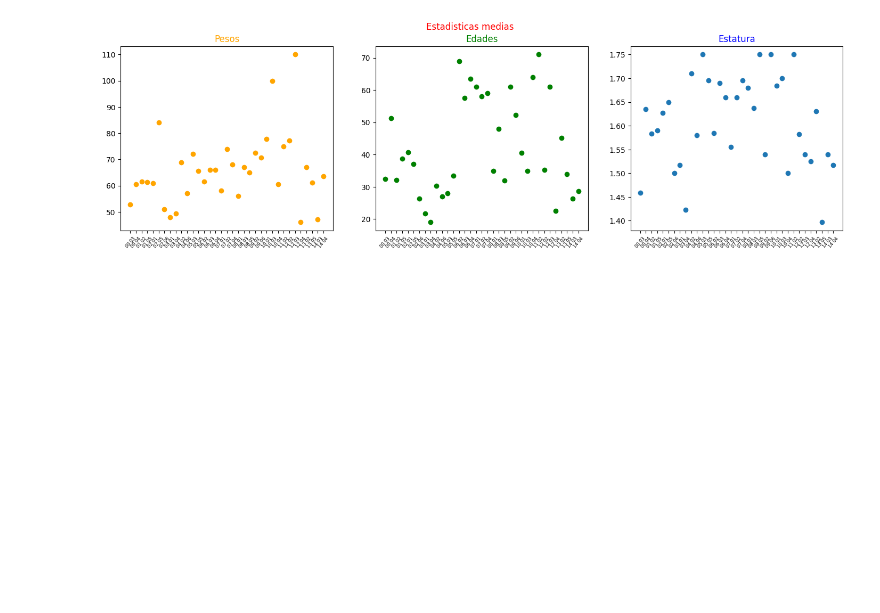
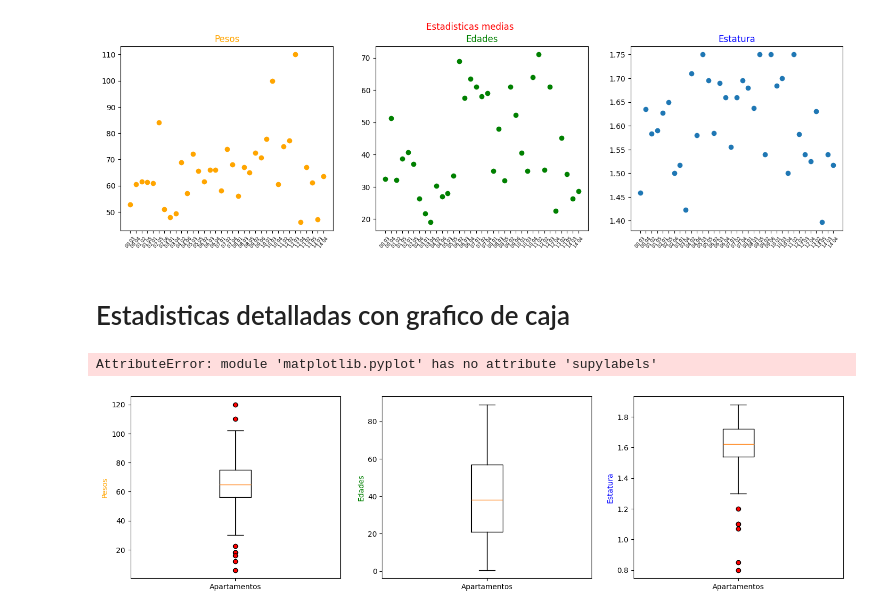
Before and after one commit to kelvinmp/Golden_Brain, a Jupyter notebook: Procesamiento_de_datos.ipynb, the cells around one changed output. Saved outputs shown, nothing was run; the diff lists cells and outputs as text; code cells hidden in the pictures; blank space fills up the shorter version.

Commit message:
Adición de boxplot

```diff
--- a/Procesamiento_de_datos.ipynb
+++ b/Procesamiento_de_datos.ipynb
@@ -111,3 +111,28 @@ plt.suptitle('Estadisticas medias', color= 'red')
 plt.show()
 # %% [output]
 [figure]
+# %% [markdown]
+# Estadisticas detalladas con grafico de caja
+# %%
+plt.figure(figsize=(17.5, 4.5))
+
+# Creacion de estadisticas detalladas con grafico de caja
+plt.subplot(131)
+plt.boxplot(pesos_completos, labels = ['Apartamentos'], flierprops=dict(markerfacecolor='red'))
+plt.ylabel('Pesos', color = 'orange')
+
+
+plt.subplot(132)
+plt.boxplot(edades_completas, labels = ['Apartamentos'], flierprops=dict(markerfacecolor='red'))
+plt.ylabel('Edades', color= 'green')
+
+plt.subplot(133)
+plt.boxplot(estaturas_completas, labels = ['Apartamentos'], flierprops=dict(markerfacecolor='red'))
+plt.ylabel('Estatura', color= 'blue')
+
+plt.supylabels('Estadisticas detalladas', color= 'red')
+
+plt.show()
+# %% [output]
+AttributeError: module 'matplotlib.pyplot' has no attribute 'supylabels'
+[figure, added]
```
